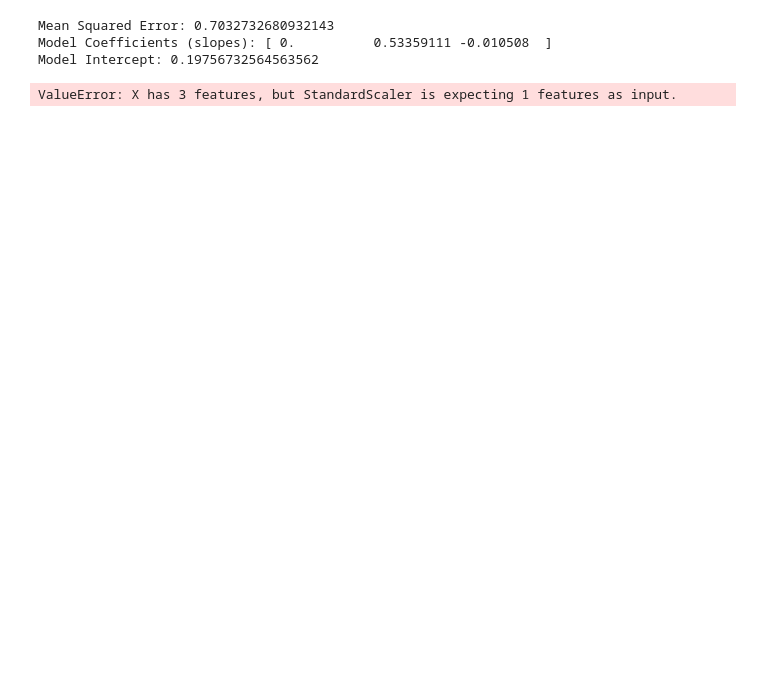
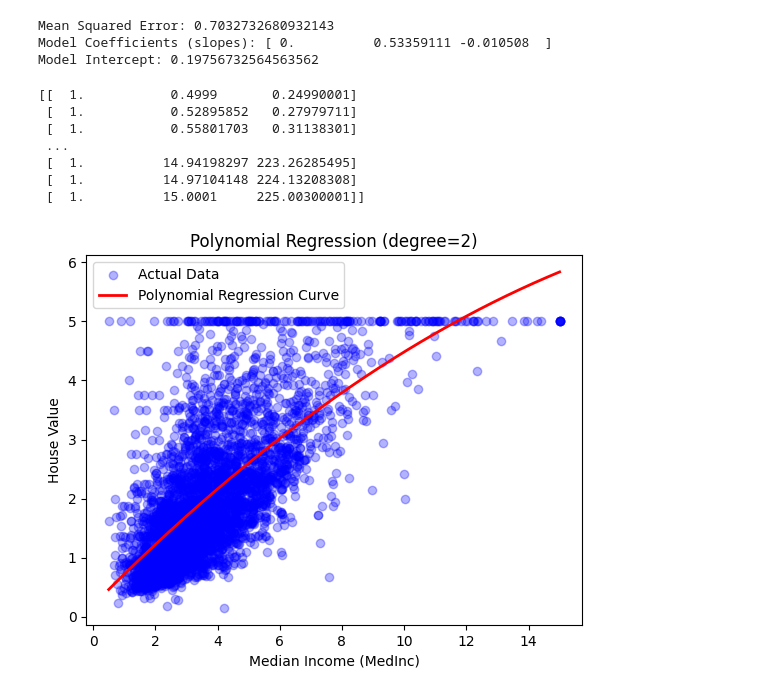
Before and after one commit to shersheryar/navttc-AI-Ml, a Jupyter notebook: lab15/polynomial.ipynb, the cells around one changed output. Saved outputs shown, nothing was run; the diff lists cells and outputs as text; code cells hidden in the pictures; blank space fills up the shorter version.

```diff
--- a/lab15/polynomial.ipynb
+++ b/lab15/polynomial.ipynb
@@ -35,7 +37,24 @@ Model Intercept: 0.19756732564563562
 # %%
 X_plot = np.linspace(X.min(), X.max(), 500).reshape(-1, 1)
 X_plot_poly = poly.transform(X_plot)
+print(X_plot_poly)
 # X_plot_poly = scaler.transform(X_plot_poly)
 y_plot = model.predict(X_plot_poly)
 # %% [output]
-ValueError: X has 3 features, but StandardScaler is expecting 1 features as input.
+[[  1.           0.4999       0.24990001]
+ [  1.           0.52895852   0.27979711]
+ [  1.           0.55801703   0.31138301]
+ ...
+ [  1.          14.94198297 223.26285495]
+ [  1.          14.97104148 224.13208308]
+ [  1.          15.0001     225.00300001]]
+# %%
+plt.scatter(X_test, y_test, color="blue", alpha=0.3, label="Actual Data")
+plt.plot(X_plot, y_plot, color="red", linewidth=2, label="Polynomial Regression Curve")
+plt.xlabel("Median Income (MedInc)")
+plt.ylabel("House Value")
+plt.title("Polynomial Regression (degree=2)")
+plt.legend()
+plt.show()
+# %% [output]
+[figure, added]
```
Also changed, not shown: parts of 2 cells of this notebook, 4 other files.
